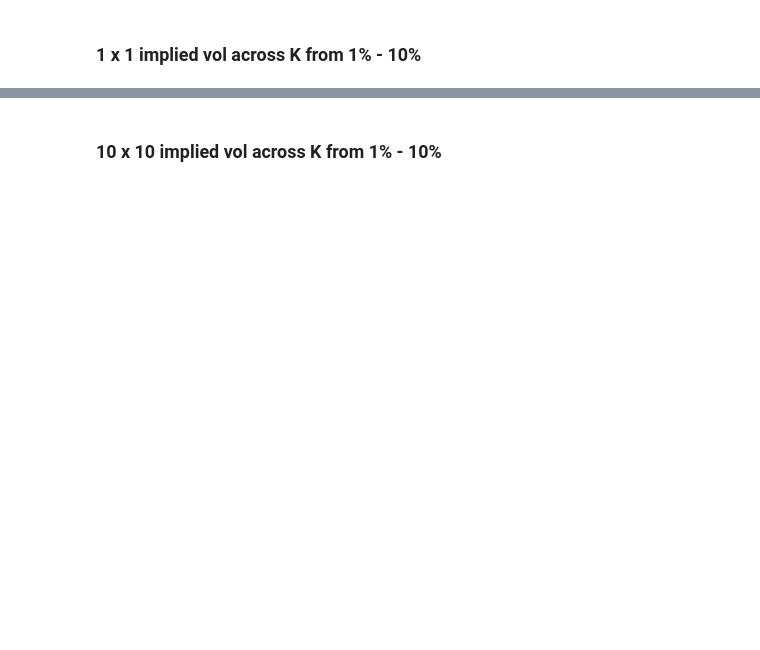
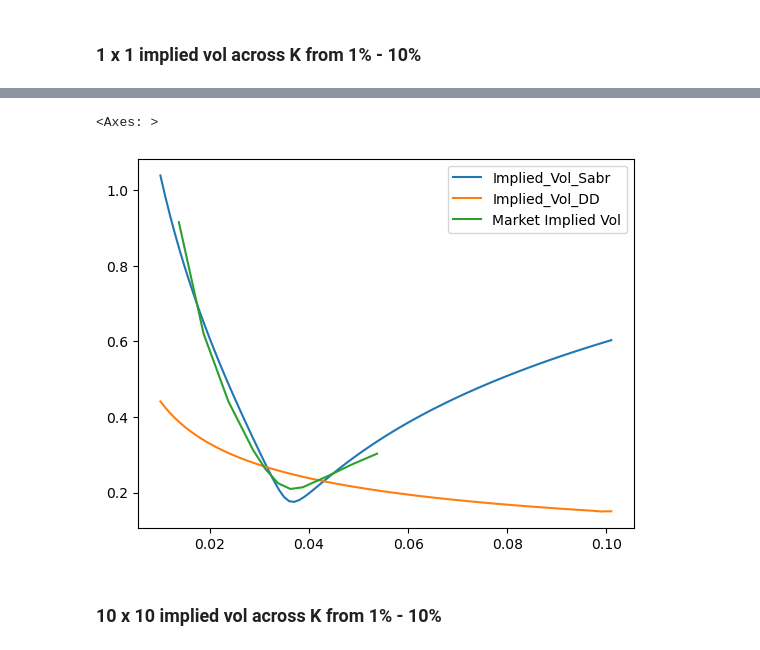
Before and after one commit to Gregtwl/QF605_Assignment, a Jupyter notebook: Answer_Deck_Part2.ipynb, the cells around one changed output, grey strips where cells are left out. Cells and saved outputs as stored; diff of their text form; code cells hidden in the pictures; blank space fills up the shorter version.

```diff
--- a/Answer_Deck_Part2.ipynb
+++ b/Answer_Deck_Part2.ipynb
@@ -1103,3 +935,19 @@ def calculate_swaptions_with_displaced_diffusion(
+# %%
+def calculate_swaptions_with_displaced_diffusion(beta, sigma, forward, expiry, strike_series = np.arange(0.01, 0.101, 0.001)):
+
+    # print(strike_series)
+    leng = len(strike_series)
+
+    price = np.full(leng, np.nan)
+    impvol = np.full(leng, np.nan)
+
+    for i in range(leng):
+        price[i] = displaced_diffusion_valuation(forward, strike_series[i], sigma, beta, expiry)
+
+    for i in range(leng):
+        impvol[i] = brentq(lambda x: black_valuation(forward, strike_series[i], 0, x, expiry) - price[i], 1e-8, 1.0)
+
+    return pd.Series(data = impvol, index = strike_series, name = 'Implied_Vol_DD')
 # %% [markdown]
 
 ### 1 x 1 implied vol across K from 1% - 10%
@@ -1155,0 +954,5 @@ calculate_swaptions_with_sabr(0, 1.0)
+# %%
+j = 0
+mkt_1x1 = df_bps.iloc[j]
+mkt_1x1.index = mkt_1x1.index + df_forward_rates.iloc[j]
+mkt_1x1.name = 'Market Implied Vol'
@@ -1155,0 +966,6 @@ calculate_swaptions_with_sabr(0, 1.0)
+# %%
+j = 0
+alpha, rho, nu = sabr_output_values.iloc[j,:]
+forward = df_forward_rates.iloc[j]
+expiry = df_timings['Expiry'].iloc[j]
+sabr_1x1 = calculate_swaptions_with_sabr(forward, expiry, alpha, rho, nu)
@@ -1156,2 +991,11 @@ calculate_swaptions_with_sabr(0, 1.0)
+# %%
+j = 0
+beta, sigma, forward, expiry = calibration_results_batch.iloc[j][['beta', 'sigma', 'forward', 'expiry']]
+dd_1x1 = calculate_swaptions_with_displaced_diffusion(beta, sigma, forward, expiry)
+# %%
+pd.concat([sabr_1x1, dd_1x1, mkt_1x1], axis=1).plot()
+# %% [output]
+<Axes: >
+[figure, added]
 # %% [markdown]
 ### 10 x 10 implied vol across K from 1% - 10%
```
Also changed, not shown: parts of 40 cells of this notebook, 1 other file.
